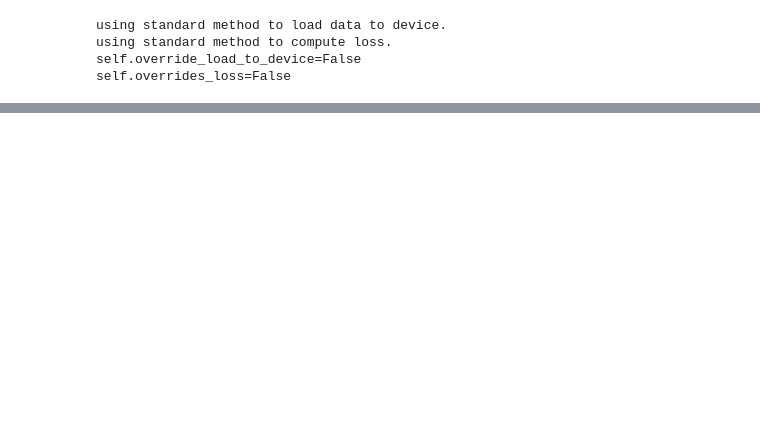
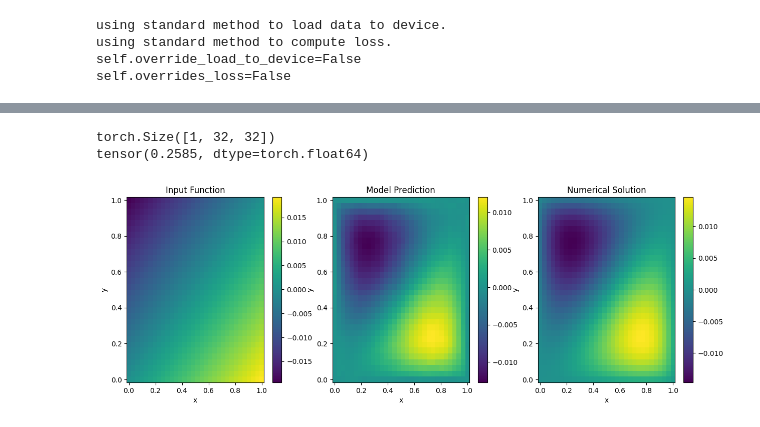
Before and after one commit to frasermartinx/MScProject, a Jupyter notebook: Ground_Truth.ipynb, the cells around one changed output, grey strips where cells are left out. Saved outputs shown, nothing was run; the diff lists cells and outputs as text; code cells hidden in the pictures; blank space fills up the shorter version.

```diff
--- a/Ground_Truth.ipynb
+++ b/Ground_Truth.ipynb
@@ -324,0 +338,54 @@ tensor(1.3169, dtype=torch.float64)
+# %%
+sample = torch.load("../finput.pt").clone().type(torch.FloatTensor).to(device)
+data_f = TensorDataset(sample,sample)
+
+f_loader = torch.utils.data.DataLoader(
+        data_f,
+        batch_size=1,
+        shuffle=True,
+        num_workers=0,
+        pin_memory=False,
+        persistent_workers=False,
+    )
+
+
+f_sample = f_loader.dataset
+data = data_processor.preprocess(f_sample[0], batched=True)
+
+x = data['x']
+y = data["y"]
+out = model(x)
+#out = data_processor.postprocess(out,data)[0].cpu()[0,0,:,:]
+out = out.cpu()
+
+print(y.shape)
+print(train_loss(torch.tensor(out),torch.tensor(U)))
+
+fig, axs = plt.subplots(nrows = 1, ncols = 3)
+fig.set_figwidth(15)
+
+
+fig0 = axs[0].pcolormesh(X,Y,x[0,0,:,:].cpu())
+fig.colorbar(fig0)
+axs[0].set_title("Input Function")
+axs[0].set_xlabel("x")
+axs[0].set_ylabel("y")
+
+fig1 = axs[1].pcolormesh(X,Y,out.squeeze().detach().numpy())
+fig.colorbar(fig1)
+axs[1].set_title("Model Prediction")
+axs[1].set_xlabel("x")
+axs[1].set_ylabel("y")
+
+
+
+fig2 = axs[2].pcolormesh(X,Y,U)
+fig.colorbar(fig2)
+axs[2].set_title("Numerical Solution")
+axs[2].set_xlabel("x")
+axs[2].set_ylabel("y")
+plt.show()
+# %% [output]
+torch.Size([1, 32, 32])
+tensor(0.2585, dtype=torch.float64)
+[figure, added]
```
Also changed, not shown: parts of 13 cells of this notebook, 59 other files.
